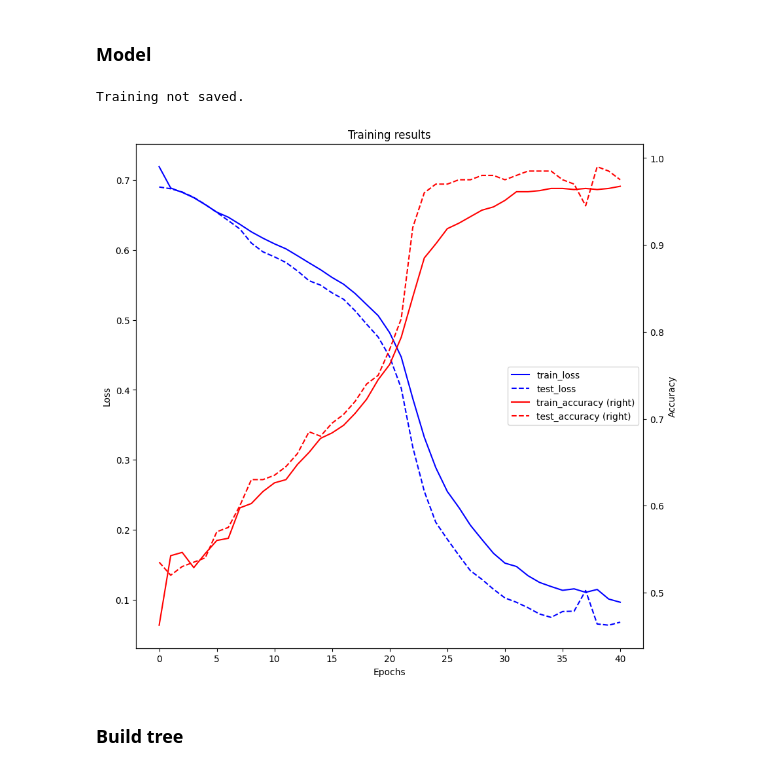
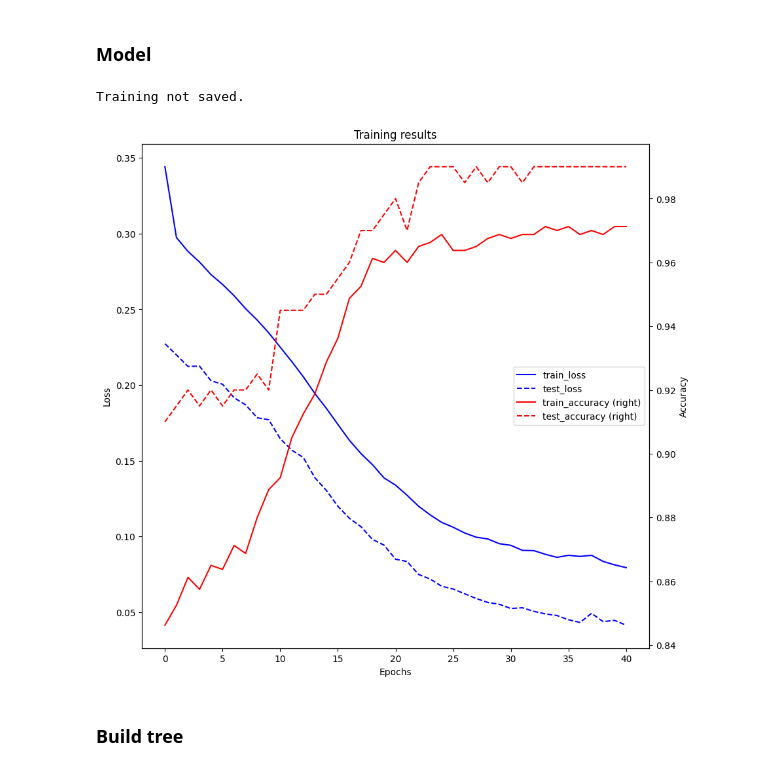
Before and after one commit to Johanmkr/WP1-Polyhedra, a Jupyter notebook: notebooks/new_tree_construction_planning.ipynb, the cells around one changed output. Saved outputs shown, nothing was run; the diff lists cells and outputs as text; code cells hidden in the pictures.

```diff
--- a/notebooks/new_tree_construction_planning.ipynb
+++ b/notebooks/new_tree_construction_planning.ipynb
@@ -460,20 +463,20 @@ plt.show()
 ### Model
 # %%
 from visualization import plot_training
-hidden_sizes = [0,5,5,5,5]
+hidden_sizes = [0,25,25]
 
 ActNet = NeuralNet(
     input_size = 2,
     hidden_sizes = hidden_sizes[1:],
     num_classes=1,
     seed=3,
 )
 
 res, states = train_model(ActNet, train, test, epochs=41, save_everyth_epoch=10, RETURN_STATES=True)
 plot_training(res)
 # %% [output]
 Training not saved.
-[figure, old version]
+[figure, new version]
 # %% [markdown]
 ### Build tree
 # %%
```
Also changed, not shown: parts of 4 cells of this notebook, 1 other file.
